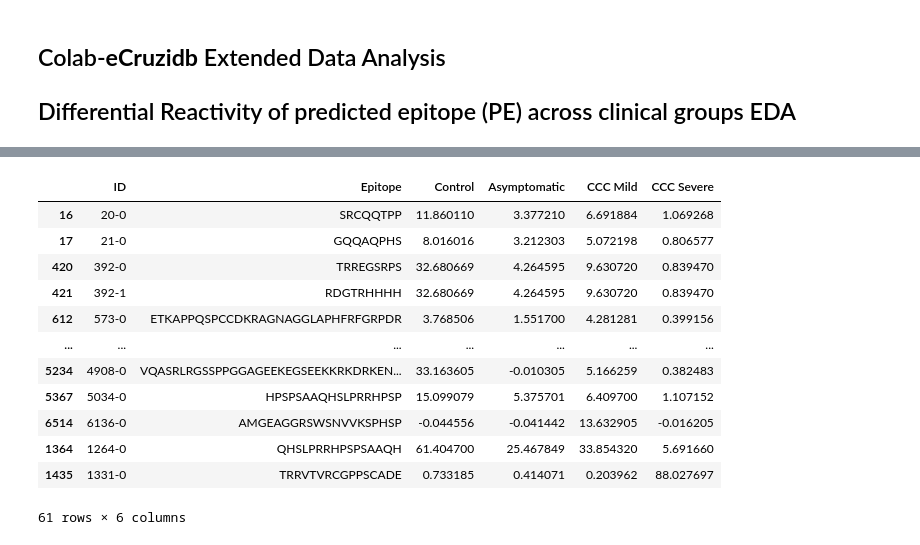
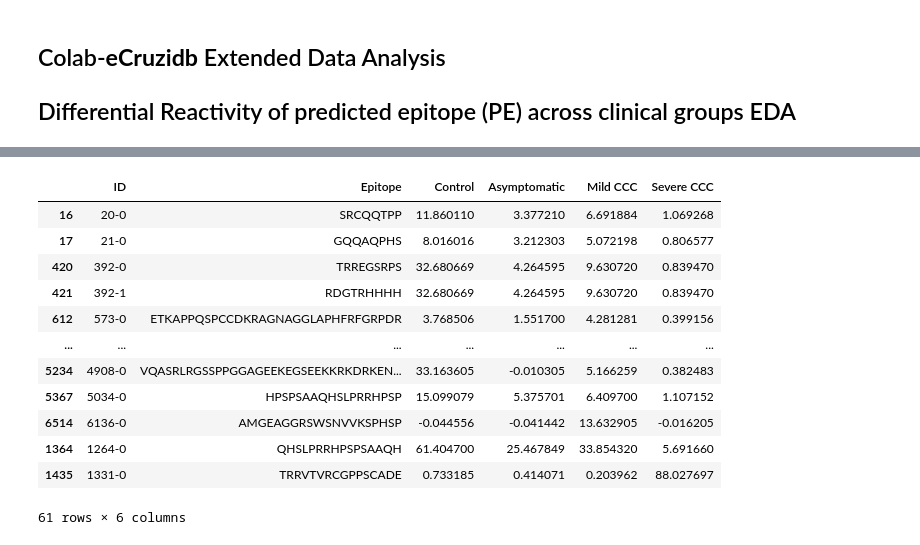
Before and after one commit to gianlucamajor/eCruziDB, a Jupyter notebook: eda/differential-reactivity-PE-by-clinical-groups-eda.ipynb, the cells around one changed output, grey strips where cells are left out. Drawn from its saved outputs; the diff is of its cells as text; code cells hidden in the pictures.

```diff
--- a/eda/differential-reactivity-PE-by-clinical-groups-eda.ipynb
+++ b/eda/differential-reactivity-PE-by-clinical-groups-eda.ipynb
@@ -161,17 +161,17 @@ plt.show()
 # %%
 #@title List of all predicted epitopes high reactivity at least one clinical or control group
 reactivity_Control_df = PEs_zs_df[(PEs_zs_df['Control'] >= high_reactivity_threshold)]
 reactivity_Asympt_df = PEs_zs_df[(PEs_zs_df['Asymptomatic'] >= high_reactivity_threshold)]
-reactivity_CCC_mild_df = PEs_zs_df[(PEs_zs_df['CCC Mild'] >= high_reactivity_threshold)]
-reactivity_CCC_severe_df = PEs_zs_df[(PEs_zs_df['CCC Severe'] >= high_reactivity_threshold)]
+reactivity_CCC_mild_df = PEs_zs_df[(PEs_zs_df['Mild CCC'] >= high_reactivity_threshold)]
+reactivity_CCC_severe_df = PEs_zs_df[(PEs_zs_df['Severe CCC'] >= high_reactivity_threshold)]
 
 
 reactivity_PEs = pd.concat(
      [reactivity_Control_df, reactivity_Asympt_df, reactivity_CCC_mild_df, reactivity_CCC_severe_df], axis=0
 )
 reactivity_PEs
 # %% [output]
-|  | ID | Epitope | Control | Asymptomatic | CCC Mild | CCC Severe |
+|  | ID | Epitope | Control | Asymptomatic | Mild CCC | Severe CCC |
 | 16 | 20-0 | SRCQQTPP | 11.860110 | 3.377210 | 6.691884 | 1.069268 |
 | 17 | 21-0 | GQQAQPHS | 8.016016 | 3.212303 | 5.072198 | 0.806577 |
 | 420 | 392-0 | TRREGSRPS | 32.680669 | 4.264595 | 9.630720 | 0.839470 |
```
Also changed, not shown: parts of 4 cells of this notebook.
